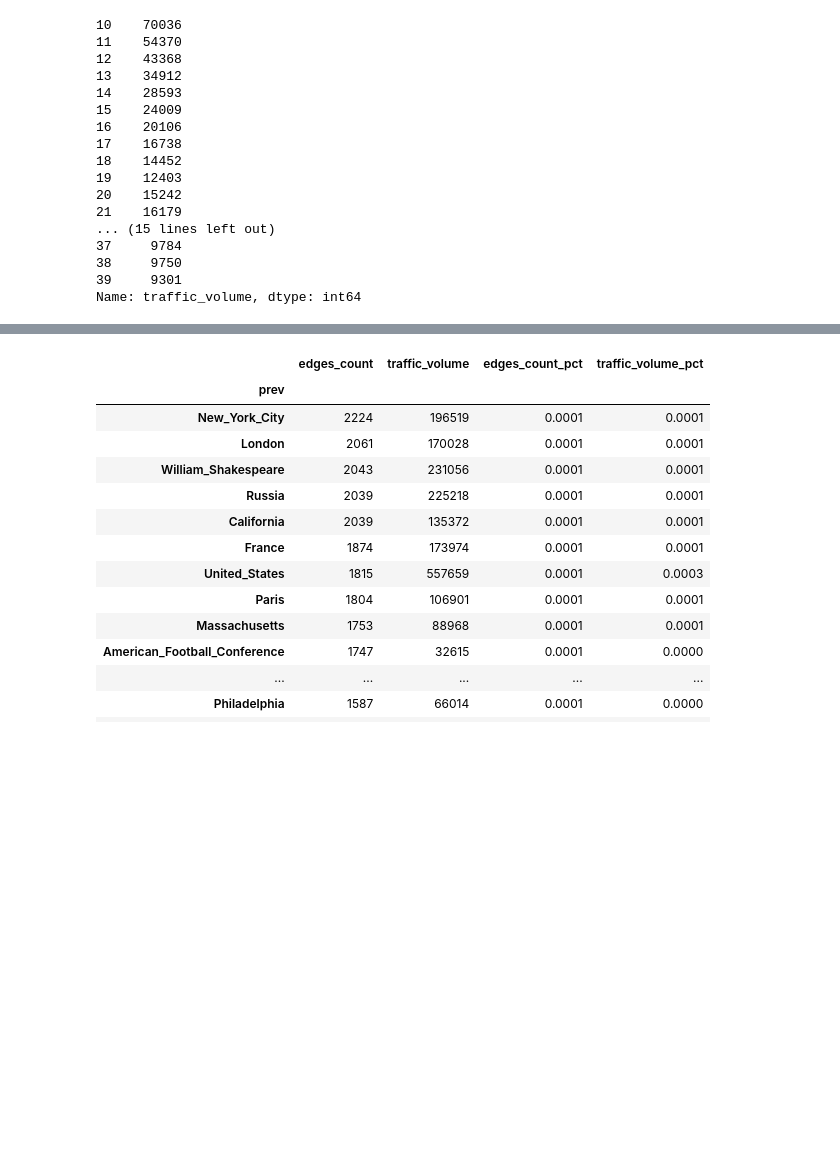
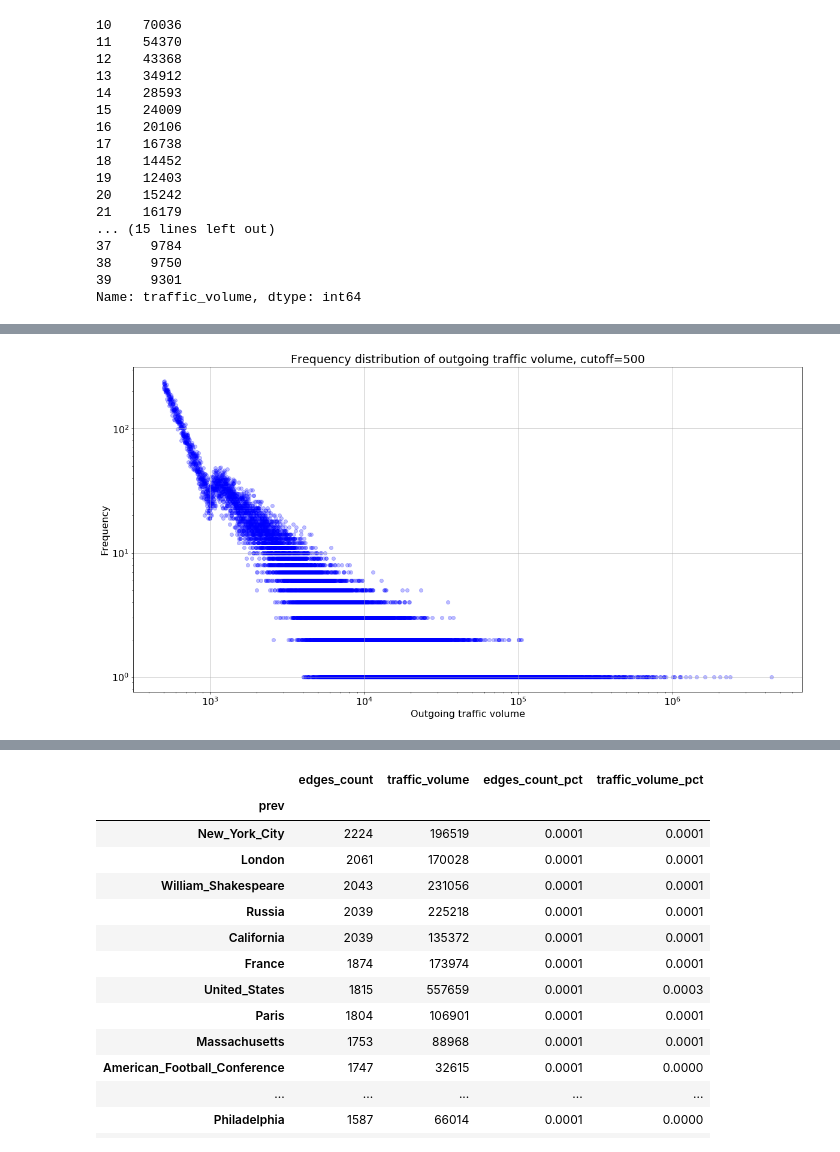
Before and after one commit to 33eyes/wiki-clickstream-graph, a Jupyter notebook: English_Wikipedia_EDA.ipynb, the cells around one changed output, grey strips where cells are left out. Cells and saved outputs as stored; diff of their text form; code cells hidden in the pictures; blank space fills up the shorter version.

```diff
--- a/English_Wikipedia_EDA.ipynb
+++ b/English_Wikipedia_EDA.ipynb
@@ -541,0 +581,26 @@ Name: traffic_volume, dtype: int64
+# %%
+link_edges_500_cutoff = link_edges[link_edges.n >= 500]
+# %%
+edges_count = link_edges_500_cutoff.groupby("prev").n.count()
+edges_count.rename("edges_count", inplace=True)
+traffic_volume = link_edges_500_cutoff.groupby("prev").n.sum()
+traffic_volume.rename("traffic_volume", inplace=True)
+
+start_nodes_c500 = pd.concat([edges_count, traffic_volume], axis=1)
+start_nodes_c500["edges_count_pct"] = start_nodes_c500["edges_count"] / start_nodes_c500["edges_count"].sum()
+start_nodes_c500["traffic_volume_pct"] = start_nodes_c500["traffic_volume"] / start_nodes_c500["traffic_volume"].sum()
+# %%
+start_nodes_traffic_freq3 = start_nodes_c500.traffic_volume.value_counts()
+# %%
+my_alpha = 0.25
+plt.scatter(start_nodes_traffic_freq3.index.values, start_nodes_traffic_freq3.values, \
+            c="b", alpha=my_alpha)
+plt.xscale("log")
+plt.yscale("log")
+plt.xlabel('Outgoing traffic volume')
+plt.ylabel('Frequency')
+plt.grid(True)
+
+plt.title("Frequency distribution of outgoing traffic volume, cutoff=500");
+# %% [output]
+[figure, added]
```
Also changed, not shown: parts of 25 cells of this notebook.
